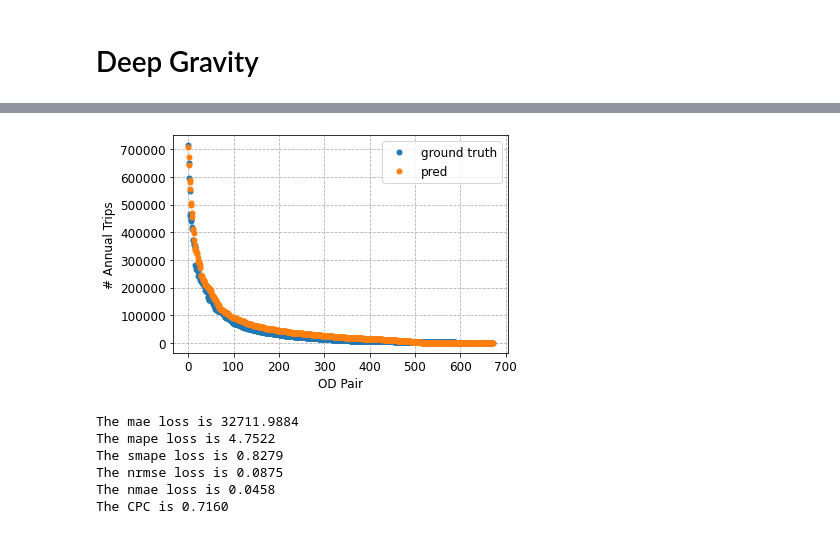
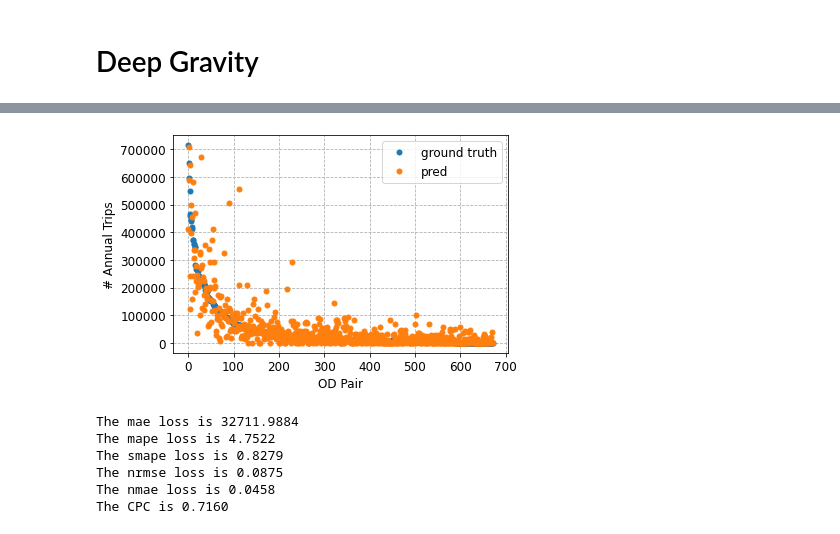
Before and after one commit to khzhang2/BART_Ridership_Prediction, a Jupyter notebook: Result_Analysis_dg_g.ipynb, the cells around one changed output, grey strips where cells are left out. Saved outputs shown, nothing was run; the diff lists cells and outputs as text; code cells hidden in the pictures.

```diff
--- a/Result_Analysis_dg_g.ipynb
+++ b/Result_Analysis_dg_g.ipynb
@@ -43,29 +43,30 @@ OD_max_pred = OD_max[-14:]
 # %%
 run = 11
 path = './runs/run%i/'%run
 pred = np.load(path+'pred.npy')[-14*48:]
 labels = np.load('./res/dg and g/labels.npy')[-14*48:]
 
 pred = (pred.reshape(14, 48) * OD_max_pred).reshape(-1, 1)
 labels = (labels.reshape(14, 48) * OD_max_pred).reshape(-1, 1)
 
-pred_df = pd.DataFrame(pred).sort_values(by=0, ascending=False)
+labels_df = pd.DataFrame(labels).sort_values(by=0, ascending=False)
+l_ind = labels_df.index
+labels_df.index = range(labels_df.shape[0])
+pred_df = pd.DataFrame(pred).loc[l_ind]
 pred_df.index = range(pred_df.shape[0])
-labels_df = pd.DataFrame(labels).sort_values(by=0, ascending=False)
-labels_df.index = range(labels_df.shape[0])
 
 fig_res = plt.figure()
 ax0 = fig_res.add_subplot(1, 1, 1)
 ax0.plot(labels_df[0], '.', label='ground truth', ms=10)
 ax0.plot(pred_df[0], '.', label='pred', ms=10)
 ax0.set_xlabel('OD Pair', fontsize=12)
 ax0.set_ylabel('# Annual Trips', fontsize=12)
 plt.xticks(fontsize=12)
 plt.yticks(fontsize=12)
 plt.legend(fontsize=12)
 plt.grid(ls='--')
 # %% [output]
-[figure, old version]
+[figure, new version]
 # %%
 m = 0.0
 
```
Also changed, not shown: parts of 3 cells of this notebook.
